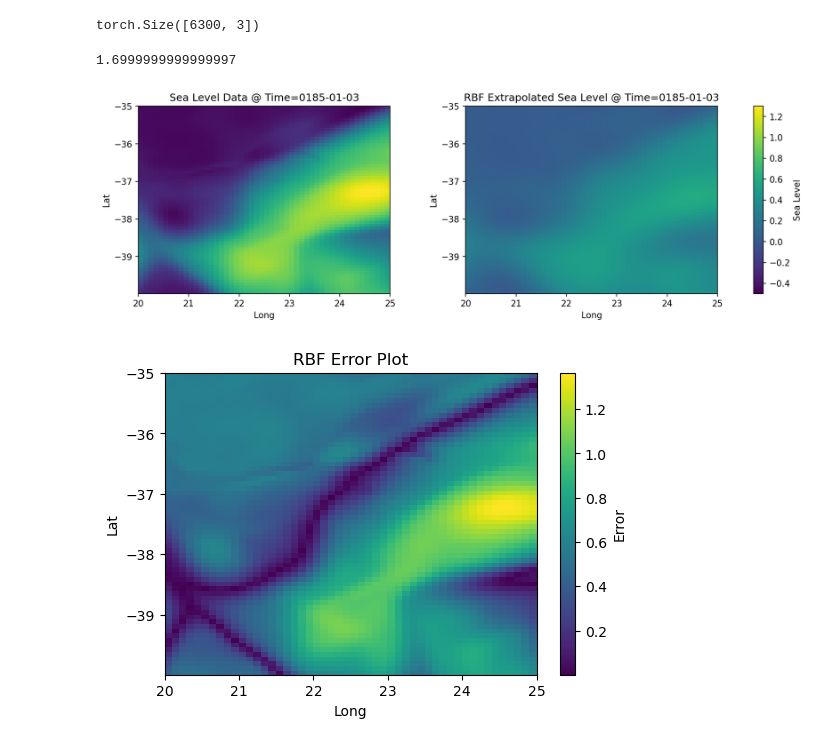
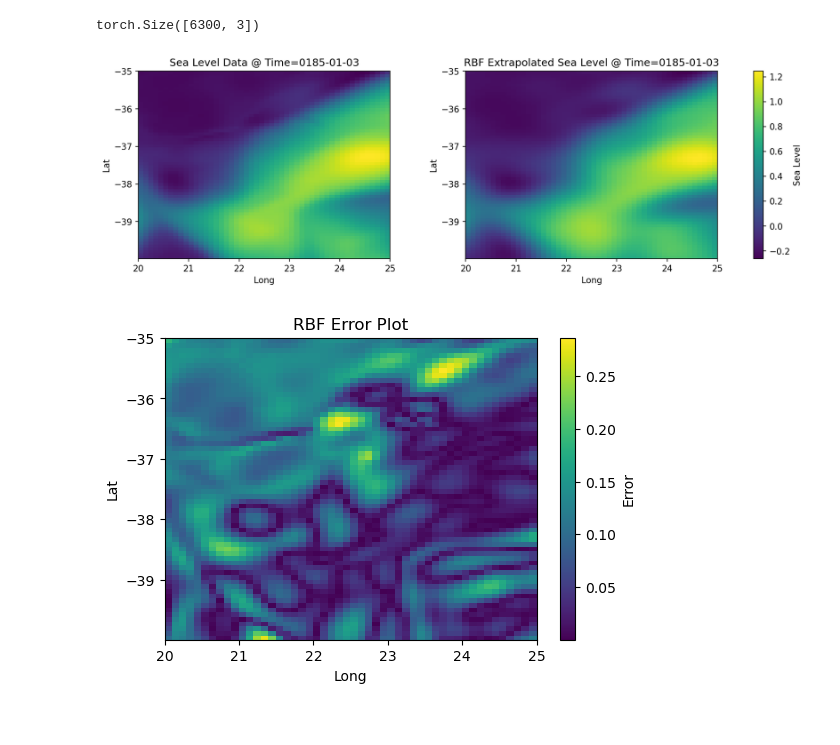
Before and after one commit to rohanlopez7/BML_GP_Project, a Jupyter notebook: Nicole/spatialtemporal-rbf-extrap.ipynb, the cells around one changed output. Cells and saved outputs as stored; diff of their text form; code cells hidden in the pictures.

```diff
--- a/Nicole/spatialtemporal-rbf-extrap.ipynb
+++ b/Nicole/spatialtemporal-rbf-extrap.ipynb
@@ -93,7 +90,7 @@ class ExactGPModel(gpytorch.models.ExactGP):
     def __init__(self, train_x, train_y, likelihood):
         super(ExactGPModel, self).__init__(train_x, train_y, likelihood)
         self.mean_module = gpytorch.means.ConstantMean()
-        self.covar_module = gpytorch.kernels.ScaleKernel(gpytorch.kernels.RBFKernel())
+        self.covar_module = gpytorch.kernels.ScaleKernel(gpytorch.kernels.RBFKernel(ard_num_dims=3))
 
     def forward(self, x):
         x_mean = self.mean_module(x)
@@ -105,17 +102,15 @@ likelihood = gpytorch.likelihoods.GaussianLikelihood()
 model = ExactGPModel(train_x, train_y, likelihood)
 
 
-hypers = {
-    'covar_module.base_kernel.lengthscale': torch.tensor(1.7),
-}
+# hypers = {
+#     'covar_module.base_kernel.lengthscale': torch.tensor(1.7),
+# }
 
-model.initialize(**hypers)
+# model.initialize(**hypers)
 
-print(
-    model.covar_module.base_kernel.lengthscale.item(),
-)
+# print(
+#     model.covar_module.base_kernel.lengthscale.item(),
+# )
-# %% [output]
-1.6999999999999997
 # %%
 # this is for running the notebook in our testing framework
 import os
@@ -173,26 +168,26 @@ pred_labels = (pred_labels * ytrain_std) + ytrain_mean
 # %%
 # Plot True Sea Level Data and GP Prediction
 test_X_1, test_X_2 = np.meshgrid(test_x[:,2].unique(),test_x[:,1].unique())
 fig, ax = plt.subplots(1, 2, dpi=150, figsize=(15, 4))
 plt.subplots_adjust(wspace=0.3)
 
 ax[0].pcolormesh(test_X_1, test_X_2,
              test_y.reshape(test_X_2.shape), shading='auto')
 ax[0].set_title("Sea Level Data @ Time=0185-01-03")
 ax[0].set_xlabel("Long")
 ax[0].set_ylabel("Lat")
 
 contour_ = ax[1].pcolormesh(test_X_1, test_X_2,
-             pred_labels.detach().reshape(test_X_2.shape), vmin=vmin, vmax=vmax, shading='auto')
+             pred_labels.detach().reshape(test_X_2.shape), shading='auto')
 ax[1].set_title("RBF Extrapolated Sea Level @ Time=0185-01-03")
 ax[1].set_xlabel("Long")
 ax[1].set_ylabel("Lat")
 cbar = fig.colorbar(contour_, ax=ax.ravel().tolist())
 cbar.ax.set_ylabel('Sea Level')
 
 plt.show()
 # %% [output]
-[figure, old version]
+[figure, new version]
 # %%
 # Plot error
 train_X_1, train_X_2 = np.meshgrid(test_x[:,2].unique(),test_x[:,1].unique())
@@ -207,4 +202,4 @@ cbar = plt.colorbar()
 cbar.ax.set_ylabel('Error')
 plt.show()
 # %% [output]
-[figure, old version]
+[figure, new version]
```
Also changed, not shown: parts of 3 cells of this notebook.
